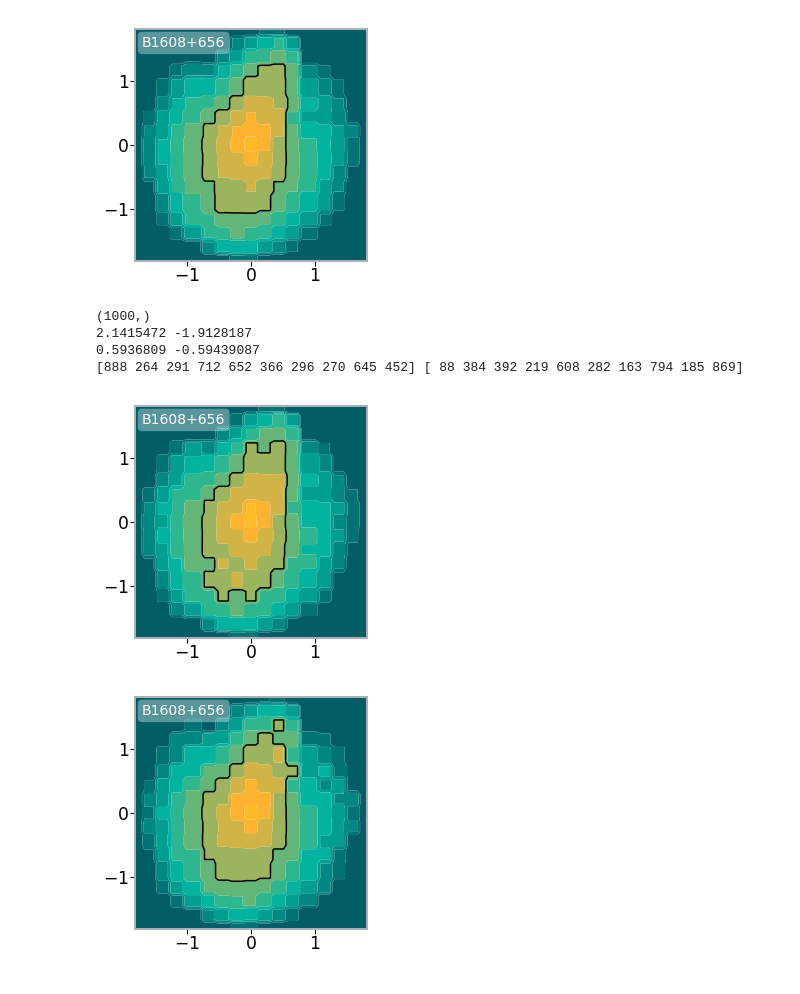
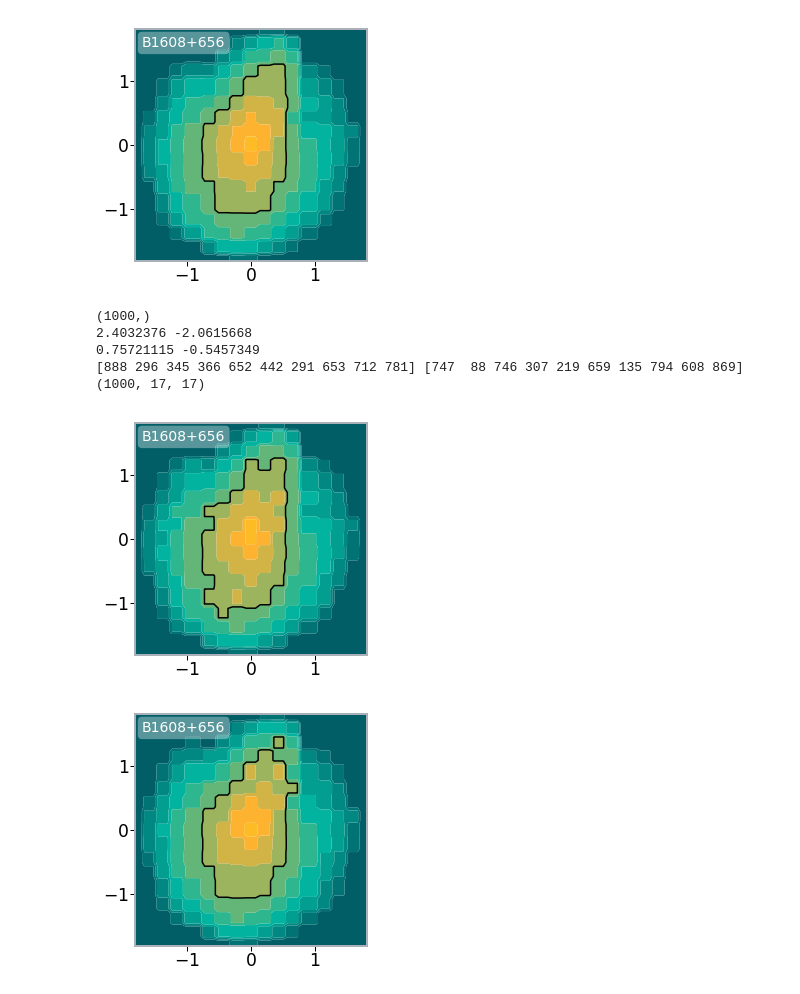
Before and after one commit to phdenzel/delays, a Jupyter notebook: pca.ipynb, the cells around one changed output. Cells and saved outputs as stored; diff of their text form; code cells hidden in the pictures.

```diff
--- a/pca.ipynb
+++ b/pca.ipynb
@@ -73,10 +75,11 @@ print darr.shape, dims
 # %%
 # Prepare PCA data (coarse grid)
 dims = (2*lm.pixrad+1)
-ea = lm.kappa_grid(-1, refined=False).reshape(dims**2)
+ea = lm.kappa_grid(-1, refined=False)
+ea_flat = ea.copy().reshape(dims**2)
 darr = lm.data_toplevel
 darr = darr.reshape((darr.shape[0], dims**2))
-darr = darr - ea
+# darr = darr - ea_flat
 
 print darr.shape, np.mean(darr)
 # %% [output]
@@ -100,12 +88,12 @@ ilam = np.argsort(lambdas)[::-1]
 ### Run PCA
 # %%
 # Standardize data
-scaler = StandardScaler()
+scaler = StandardScaler(with_std=False)  # calculate (data - mu) / sigma=1
 scaler.fit(darr)
 std_arr = scaler.transform(darr)
 # %%
-pca = PCA(n_components=100)
+Npc = darr.shape[1]
+pca = PCA(n_components=Npc)
 pca.fit(std_arr)
-pca_arr = pca.transform(std_arr)
-std_arr.shape, pca_arr.shape
+print std_arr.shape
 # %% [output]
@@ -129,29 +149,34 @@ plt.show()
 # %% [output]
 [figure]
 # %%
+# calculate dot products between data vectors and the eigenvectors
 npca = 0
 warr = darr.reshape((1000, 17, 17)) * pcacs[npca, :]
-dprods = np.sum(warr, axis=(1, 2))
-sorted_dprods = dprods.argsort()[::-1]
-print dprods.shape
-print dprods.max(), dprods.min()
-print dprods[sorted_dprods[160]], dprods[sorted_dprods[840]]
-print sorted_dprods[0:10], sorted_dprods[-10:]
+dotprods = np.sum(warr, axis=(1, 2))
+order_dotprods = dotprods.argsort()[::-1]
+print dotprods.shape
+print dotprods.max(), dotprods.min()
+print dotprods[order_dotprods[160]], dotprods[order_dotprods[840]]
+print order_dotprods[0:10], order_dotprods[-10:]
+
+projections = np.array([d*pcacs[npca, :] for d in dotprods])
+print projections.shape
 # %% [output]
 (1000,)
-2.1415472 -1.9128187
-0.5936809 -0.59439087
-[888 264 291 712 652 366 296 270 645 452] [ 88 384 392 219 608 282 163 794 185 869]
+2.4032376 -2.0615668
+0.75721115 -0.5457349
+[888 296 345 366 652 442 291 653 712 781] [747  88 746 307 219 659 135 794 608 869]
+(1000, 17, 17)
 # %%
-kappa_map_plot(lm, shift=dprods[sorted_dprods[160]]*pcacs[npca, :], mdl_index=-1, obj_index=objidx, extent=lm.extent,
+kappa_map_plot(lm, shift=projections[order_dotprods[160]], mdl_index=-1, obj_index=objidx, extent=lm.extent,
                contours=True, levels=7, delta=0.1, label=lm.obj_name)
 # %% [output]
-[figure, old version]
+[figure, new version]
 # %%
-kappa_map_plot(lm, shift=dprods[sorted_dprods[840]]*pcacs[npca, :], mdl_index=-1, obj_index=objidx, extent=lm.extent,
+kappa_map_plot(lm, shift=projections[order_dotprods[840]], mdl_index=-1, obj_index=objidx, extent=lm.extent,
                contours=True, levels=7, delta=0.1, label=lm.obj_name)
 # %% [output]
-[figure, old version]
+[figure, new version]
 # %%
 for npca in [0, 1, 2, 3, 4, 9, 24, 49, 99]:
     warr = darr.reshape((1000, 17, 17)) * pcacs[npca, :]
```
Also changed, not shown: parts of 15 cells of this notebook, 1 other file.
